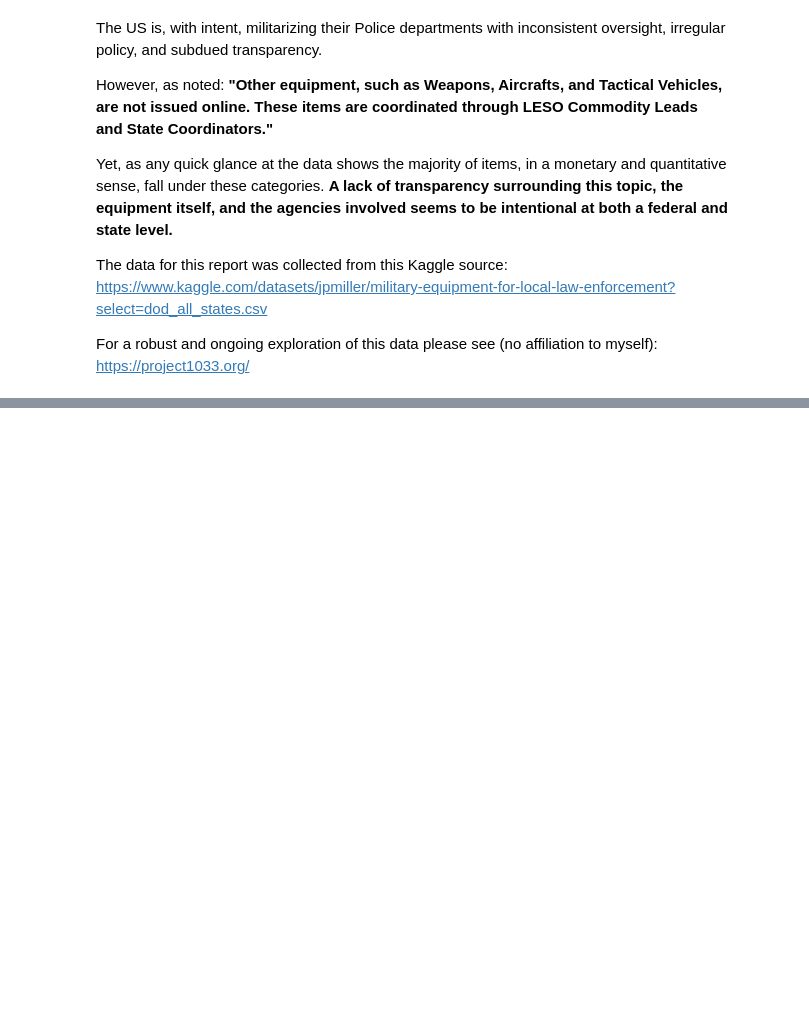
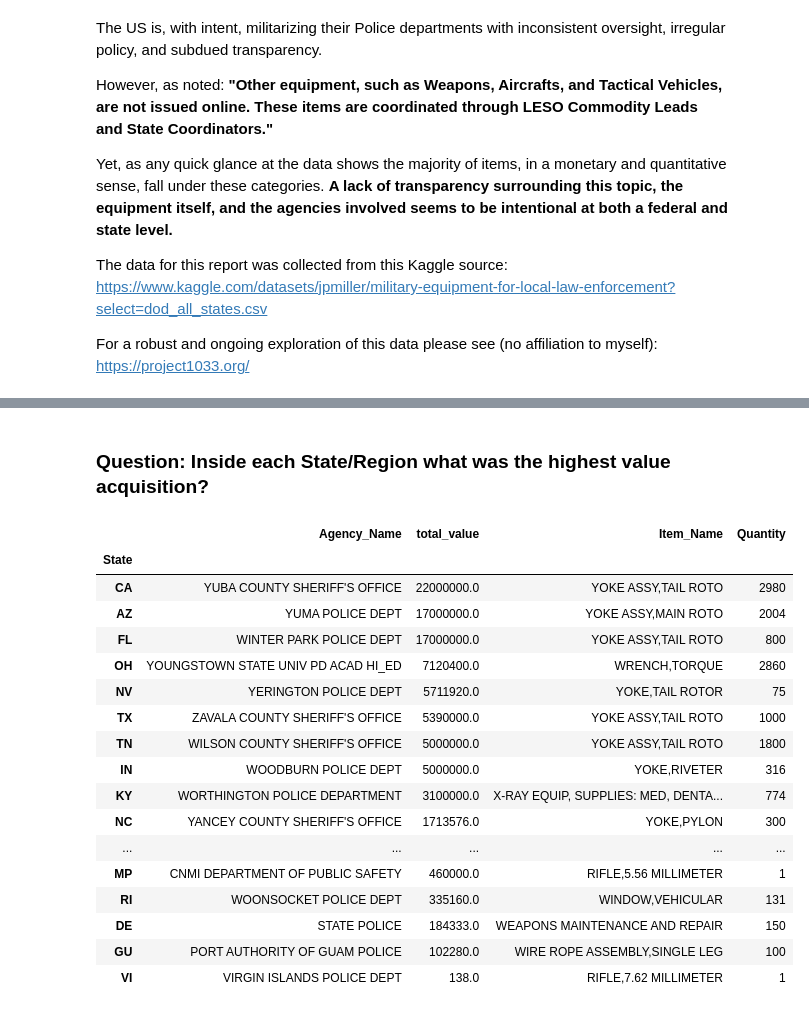
Before and after one commit to watermanbrandyn/personal_project_1033, a Jupyter notebook: Report_1033_Program.ipynb, the cells around one changed output, grey strips where cells are left out. Drawn from its saved outputs; the diff is of its cells as text; code cells hidden in the pictures; blank space fills up the shorter version.

```diff
--- a/Report_1033_Program.ipynb
+++ b/Report_1033_Program.ipynb
@@ -82,0 +161,24 @@ df.total_value.sum()
+# %% [markdown]
+### Question: Inside each State/Region what was the highest value acquisition?
+# %%
+# The top acquisition within each State/Region
+df.groupby('State')[['Agency_Name', 'total_value', 'Item_Name', 'Quantity']].agg('max').sort_values(by='total_value', ascending=False)
+# %% [output]
+|  | Agency_Name | total_value | Item_Name | Quantity |
+| State |  |  |  |  |
+| CA | YUBA COUNTY SHERIFF'S OFFICE | 22000000.0 | YOKE ASSY,TAIL ROTO | 2980 |
+| AZ | YUMA POLICE DEPT | 17000000.0 | YOKE ASSY,MAIN ROTO | 2004 |
+| FL | WINTER PARK POLICE DEPT | 17000000.0 | YOKE ASSY,TAIL ROTO | 800 |
+| OH | YOUNGSTOWN STATE UNIV PD ACAD HI_ED | 7120400.0 | WRENCH,TORQUE | 2860 |
+| NV | YERINGTON POLICE DEPT | 5711920.0 | YOKE,TAIL ROTOR | 75 |
+| TX | ZAVALA COUNTY SHERIFF'S OFFICE | 5390000.0 | YOKE ASSY,TAIL ROTO | 1000 |
+| TN | WILSON COUNTY SHERIFF'S OFFICE | 5000000.0 | YOKE ASSY,TAIL ROTO | 1800 |
+| IN | WOODBURN POLICE DEPT | 5000000.0 | YOKE,RIVETER | 316 |
+| KY | WORTHINGTON POLICE DEPARTMENT | 3100000.0 | X-RAY EQUIP, SUPPLIES: MED, DENTA... | 774 |
+| NC | YANCEY COUNTY SHERIFF'S OFFICE | 1713576.0 | YOKE,PYLON | 300 |
+| ... | ... | ... | ... | ... |
+| MP | CNMI DEPARTMENT OF PUBLIC SAFETY | 460000.0 | RIFLE,5.56 MILLIMETER | 1 |
+| RI | WOONSOCKET POLICE DEPT | 335160.0 | WINDOW,VEHICULAR | 131 |
+| DE | STATE POLICE | 184333.0 | WEAPONS MAINTENANCE AND REPAIR | 150 |
+| GU | PORT AUTHORITY OF GUAM POLICE | 102280.0 | WIRE ROPE ASSEMBLY,SINGLE LEG | 100 |
+| VI | VIRGIN ISLANDS POLICE DEPT | 138.0 | RIFLE,7.62 MILLIMETER | 1 |
```
Also changed, not shown: parts of 30 cells of this notebook.
